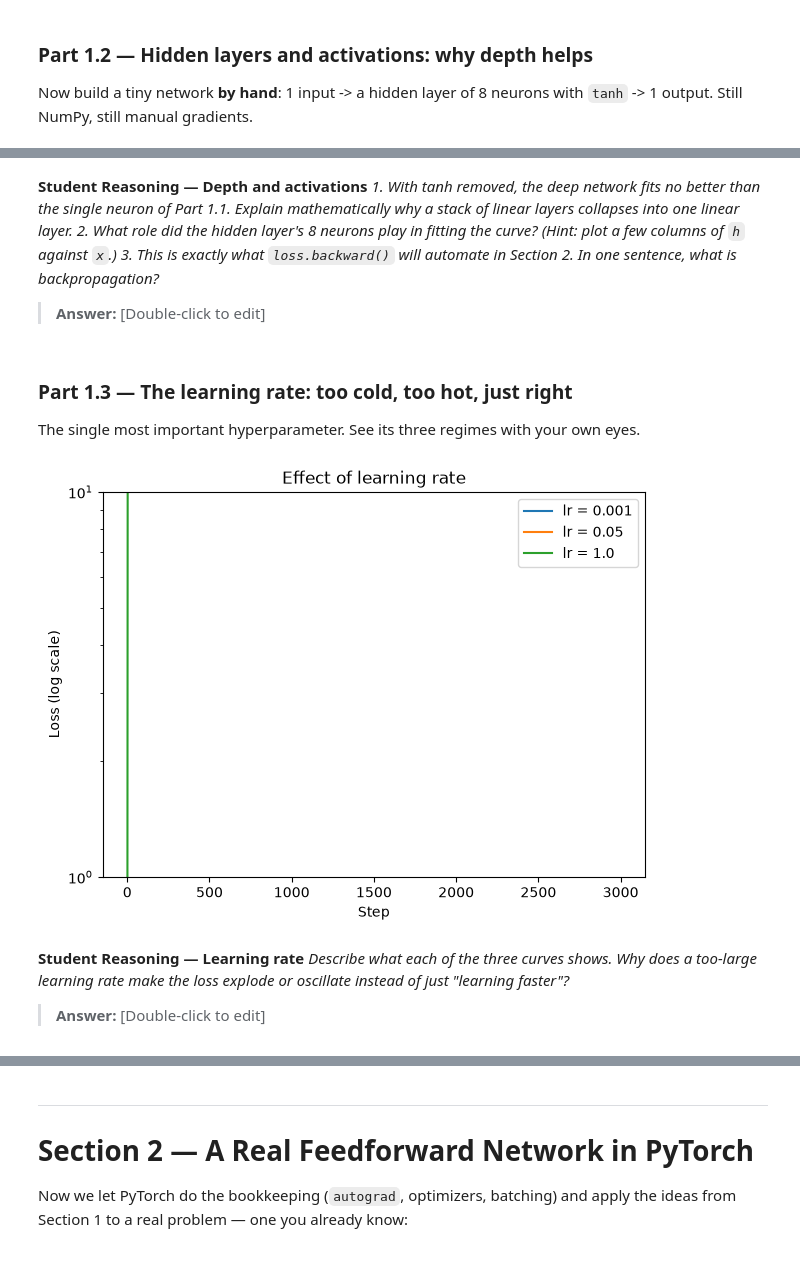
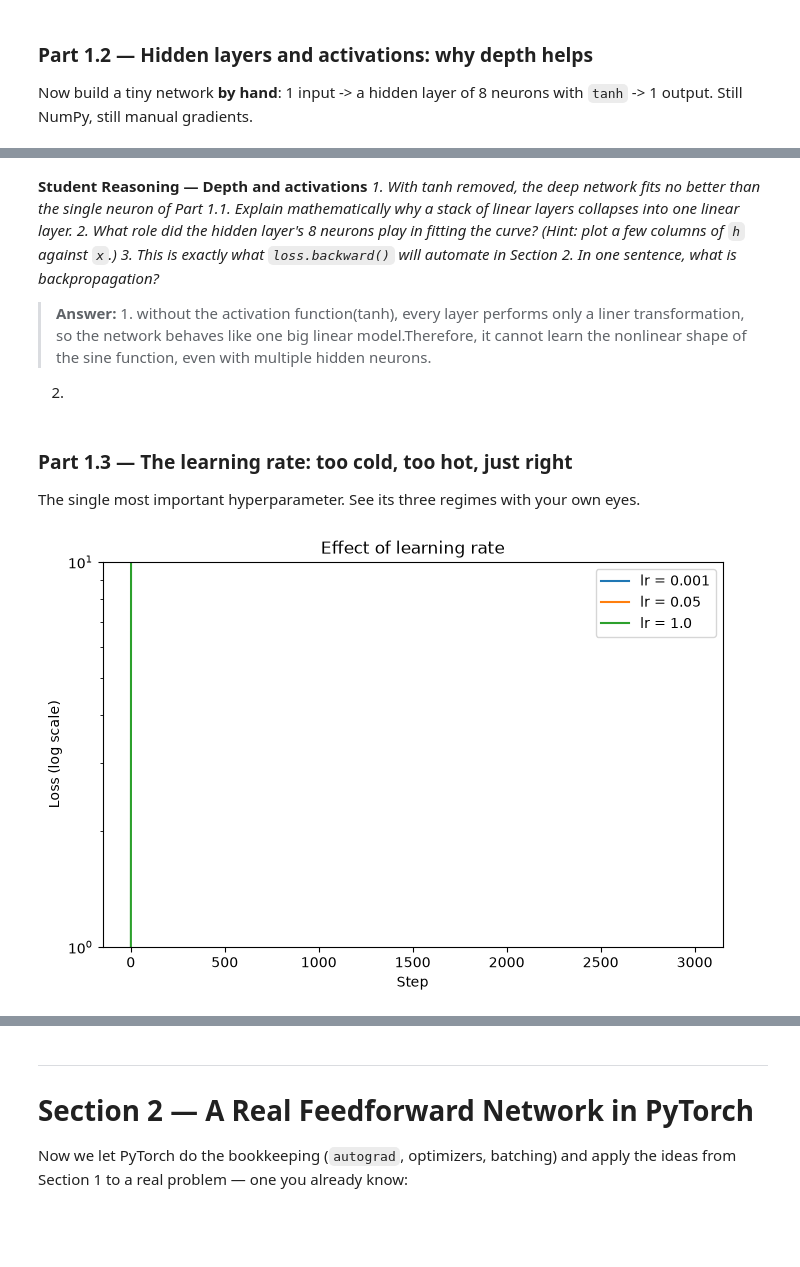
Before and after one commit to fredd-a/lab-3, a Jupyter notebook: Lab_3.ipynb, the cells around one changed output, grey strips where cells are left out. Saved outputs shown, nothing was run; the diff lists cells and outputs as text; code cells hidden in the pictures; blank space fills up the shorter version.

```diff
--- a/Lab_3.ipynb
+++ b/Lab_3.ipynb
@@ -250,23 +250,20 @@ columns of `h` against `x`.)*
 *3. This is exactly what `loss.backward()` will automate in Section 2. In one sentence, what
 is backpropagation?*
 
-> **Answer:** [Double-click to edit]
+> **Answer:** 1. without the activation function(tanh), every layer performs only a liner transformation, so the network behaves like one big linear model.Therefore, it cannot learn the nonlinear shape of the sine function, even with multiple hidden neurons.
+2.
 # %% [markdown]
 ### Part 1.3 — The learning rate: too cold, too hot, just right
 The single most important hyperparameter. See its three regimes with your own eyes.
 # %%
 # Wrap your Part 1.2 training loop in a function train_toy(lr, steps=3000)
 def train_toy(lr, steps = 3000):
-    np.random.seed(42)   # reset seed so all runs start with the SAME weights
-
-    x = np.linspace(-3, 3, 100).reshape(-1, 1)
-    noise = np.random.normal(0, 0.1, (100, 1))
-    y = np.sin(x) + noise
+    np.random.seed(RANDOM_STATE)
 
     W1 = np.random.randn(1, 8) * 0.5
-    b1 = np.zeros(8)
+    b1 = np.random.rand(8,) * 0.5
     W2 = np.random.randn(8, 1) * 0.5
-    b2 = np.zeros(1)
+    b2 = np.random.rand(1,) * 0.5
 
     losses = []
 
@@ -283,41 +280,35 @@ def train_toy(lr, steps = 3000):
         d_yhat = 2 * (y_hat - y) / len(y)
         dW2 = h.T @ d_yhat
         db2 = d_yhat.sum(axis=0)
         dh = d_yhat @ W2.T
         dz1 = dh * (1 - np.tanh(z1) ** 2)
         dW1 = x.T @ dz1
         db1 = dz1.sum(axis=0)
 
         # update
         W1 = W1 - lr * dW1
         b1 = b1 - lr * db1
         W2 = W2 - lr * dW2
         b2 = b2 - lr * db2
 
     return losses
 
-# TODO: Run it with THREE learning rates, e.g. lr = 0.001, 0.05, 1.0
+# Run it with THREE learning rates, e.g. lr = 0.001, 0.05, 1.0
 losses_low = train_toy(lr=0.001)
 losses_mid = train_toy(lr=0.05)
 losses_high = train_toy(lr=1.0)
 
-# TODO: Plot the three loss curves on the same axes (log scale on y helps), with a legend.
-plt.figure(figsize=(7, 5))
+# Plot the three loss curves on the same axes (log scale on y helps), with a legend.
+plt.figure(figsize=(8, 5))
 plt.plot(losses_low, label="lr = 0.001")
 plt.plot(losses_mid, label="lr = 0.05")
 plt.plot(losses_high, label="lr = 1.0")
 
-plt.yscale("log")   # log scale makes differences easier to see
+plt.yscale("log")
 plt.xlabel("Step")
 plt.ylabel("Loss (log scale)")
 plt.title("Effect of learning rate")
 plt.legend()
 plt.show()
 # %% [output]
-[figure, old version]
+[figure, new version]
-# %% [markdown]
-**Student Reasoning — Learning rate**
-*Describe what each of the three curves shows. Why does a too-large learning rate make the
-loss explode or oscillate instead of just "learning faster"?*
-
-> **Answer:** [Double-click to edit]
```
Also changed, not shown: parts of 3 cells of this notebook.
